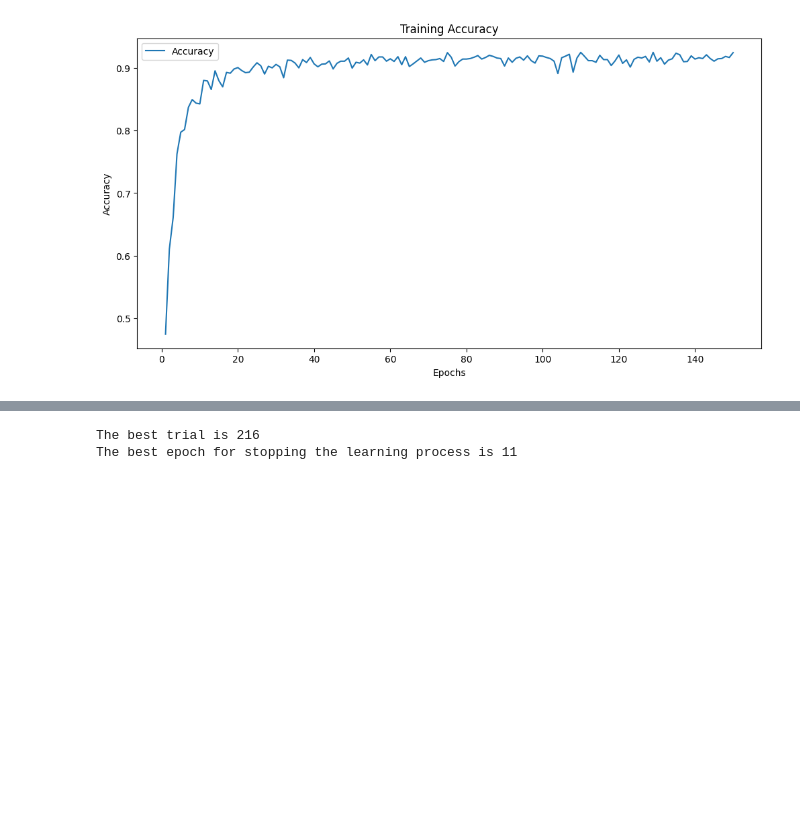
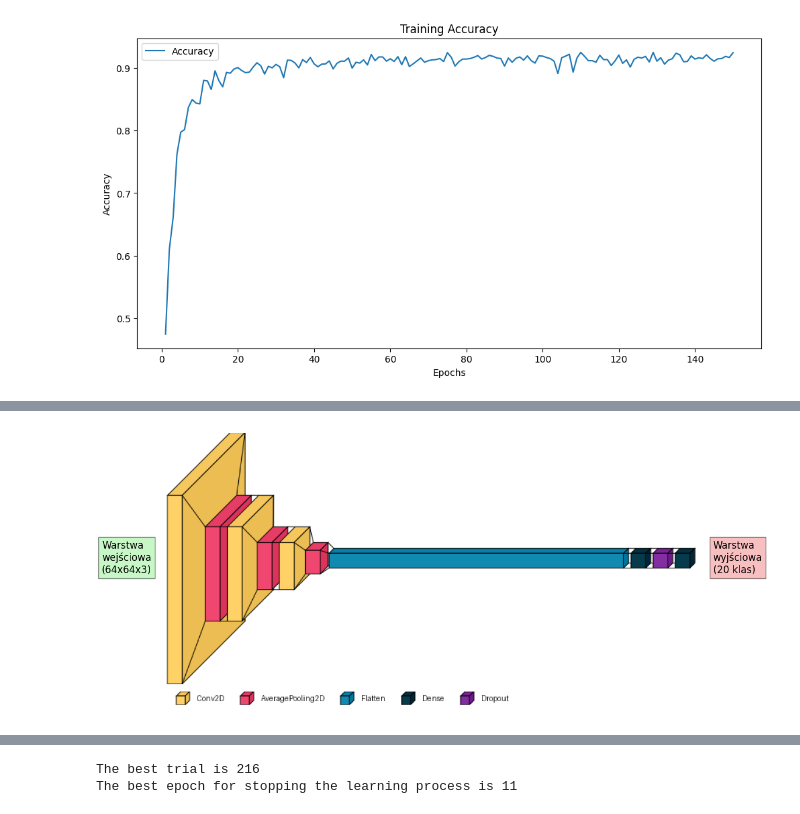
Before and after one commit to Perovsky56/Satellite-Imagery-CNN, a Jupyter notebook: satelliteCNN.ipynb, the cells around one changed output, grey strips where cells are left out. Drawn from its saved outputs; the diff is of its cells as text; code cells hidden in the pictures; blank space fills up the shorter version.

```diff
--- a/satelliteCNN.ipynb
+++ b/satelliteCNN.ipynb
@@ -759,0 +1044,91 @@ The epoch with the highest accuracy is 110 with an accuracy of 0.924914675767918
+# %%
+import numpy as np
+import tensorflow as tf
+import visualkeras
+import matplotlib.pyplot as plt
+from tensorflow.keras.models import Sequential
+from tensorflow.keras.layers import Conv2D, Dense, Flatten, Dropout, AvgPool2D
+import optuna
+
+# Funkcja do budowania modelu
+def build_model(trial_params):
+    model = Sequential()
+    in_channels = 3
+    for i in range(trial_params['conv_layers']):
+        if i == 0:
+            model.add(Conv2D(
+                filters=trial_params[f'filters_{i}'],
+                kernel_size=trial_params[f'kernel_size_{i}'],
+                strides=trial_params[f'stride_{i}'],
+                padding='same',
+                activation='relu',
+                input_shape=(64, 64, in_channels)
+            ))
+        else:
+            model.add(Conv2D(
+                filters=trial_params[f'filters_{i}'],
+                kernel_size=trial_params[f'kernel_size_{i}'],
+                strides=trial_params[f'stride_{i}'],
+                padding='same',
+                activation='relu'
+            ))
+        model.add(AvgPool2D(pool_size=(2, 2), strides=(2, 2)))
+    model.add(Flatten())
+    model.add(Dense(trial_params['units'], activation='relu'))
+    model.add(Dropout(trial_params['dropout']))
+    model.add(Dense(20, activation='softmax'))  # Zakładamy 20 klas
+    return model
+
+# Wczytanie najlepszych parametrów z Optuna
+study = optuna.load_study(storage="sqlite:///127.0.0.1", study_name="train2")
+
+# Parametry najlepszego trialu
+best_trial_info = study.best_trial.params
+
+# Parametry najlepszego zbalansowanego trialu
+best_balanced_trial = find_best_balanced_trial(range(1, 301))
+best_balanced_trial_info = get_trial_info(study, best_balanced_trial)
+
+# Zbudowanie modelu dla najlepszego trialu
+best_model = build_model(best_trial_info)
+
+# Zbudowanie modelu dla najlepszego zbalansowanego trialu
+balanced_model = build_model(best_balanced_trial_info)
+
+# Wizualizacja modelu dla najlepszego trialu
+img_best = visualkeras.layered_view(best_model, legend=True)
+
+# Wizualizacja modelu dla najlepszego zbalansowanego trialu
+img_balanced = visualkeras.layered_view(balanced_model, legend=True)
+
+# Dodanie podpisów do wizualizacji najlepszego modelu
+fig_best, ax_best = plt.subplots(figsize=(12, 8))
+ax_best.imshow(img_best)
+ax_best.axis('off')  # Ukrycie osi
+ax_best.text(-80, 190, 'Warstwa\nwejściowa\n(64x64x3)', fontsize=12, color='black',
+             bbox=dict(facecolor='lightgreen', alpha=0.5))
+ax_best.text(750, 190, 'Warstwa\nwyjściowa\n(20 klas)', fontsize=12, color='black',
+             bbox=dict(facecolor='lightcoral', alpha=0.5))
+
+# Zapisz wizualizację najlepszego modelu do pliku PNG
+output_path_best = 'best_model_visualization.png'
+plt.savefig(output_path_best, format='png', bbox_inches='tight')  # Zapisz do pliku
+print(f"Best model visualization saved to {output_path_best}")
+
+# Dodanie podpisów do wizualizacji najlepszego zbalansowanego modelu
+fig_balanced, ax_balanced = plt.subplots(figsize=(12, 8))
+ax_balanced.imshow(img_balanced)
+ax_balanced.axis('off')  # Ukrycie osi
+ax_balanced.text(-80, 190, 'Warstwa\nwejściowa\n(64x64x3)', fontsize=12, color='black',
+                 bbox=dict(facecolor='lightgreen', alpha=0.5))
+ax_balanced.text(750, 190, 'Warstwa\nwyjściowa\n(20 klas)', fontsize=12, color='black',
+                 bbox=dict(facecolor='lightcoral', alpha=0.5))
+
+# Zapisz wizualizację najlepszego zbalansowanego modelu do pliku PNG
+output_path_balanced = 'balanced_model_visualization.png'
+plt.savefig(output_path_balanced, format='png', bbox_inches='tight')  # Zapisz do pliku
+print(f"Balanced model visualization saved to {output_path_balanced}")
+
+# Pokaż obrazy
+plt.show()
+# %% [output]
@@ -759,0 +1137 @@ The epoch with the highest accuracy is 110 with an accuracy of 0.924914675767918
+[figure, added]
```
Also changed, not shown: parts of 9 cells of this notebook, 18 other files.
